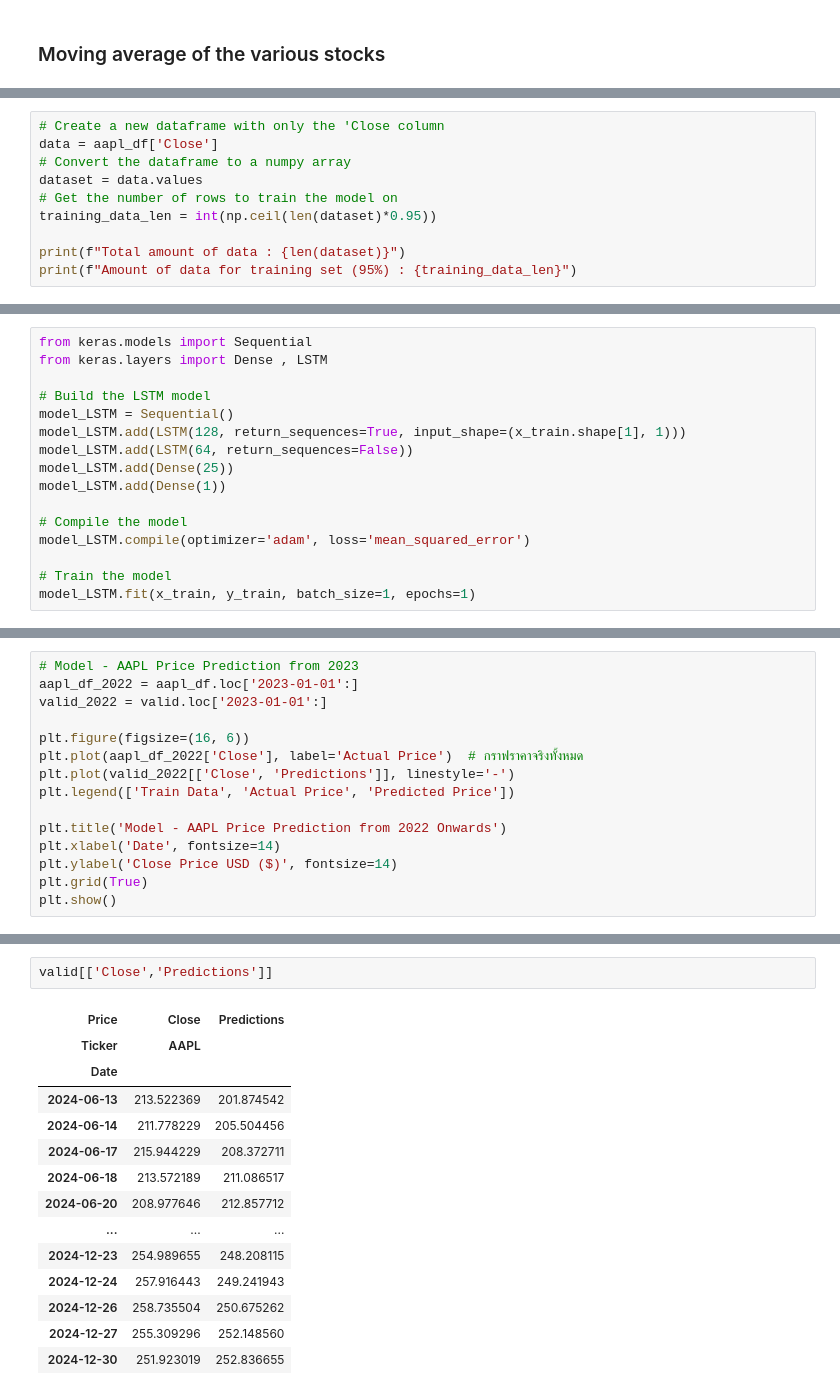
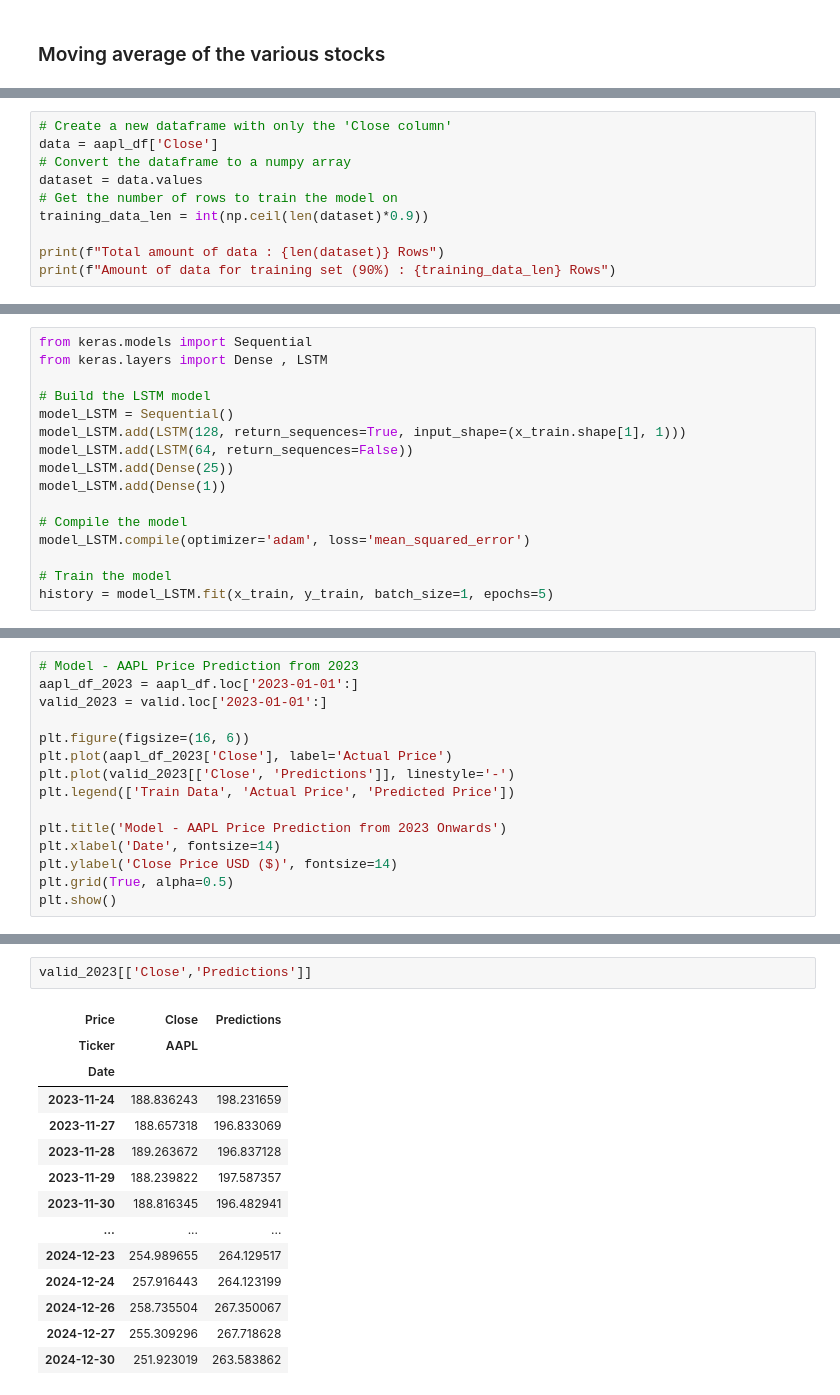
Before and after one commit to Ittiphon17/Portfolio-Theory-Analysis-MAG-7, a Jupyter notebook: Model Training (LSTM).ipynb, the cells around one changed output, grey strips where cells are left out. Cells and saved outputs as stored; diff of their text form.

```diff
--- a/Model Training (LSTM).ipynb
+++ b/Model Training (LSTM).ipynb
@@ -156,11 +170,11 @@ plt.show()
 # %%
-# Create a new dataframe with only the 'Close column
+# Create a new dataframe with only the 'Close column'
 data = aapl_df['Close']
 # Convert the dataframe to a numpy array
 dataset = data.values
 # Get the number of rows to train the model on
-training_data_len = int(np.ceil(len(dataset)*0.95))
+training_data_len = int(np.ceil(len(dataset)*0.9))
 
-print(f"Total amount of data : {len(dataset)}")
-print(f"Amount of data for training set (95%) : {training_data_len}")
+print(f"Total amount of data : {len(dataset)} Rows")
+print(f"Amount of data for training set (90%) : {training_data_len} Rows")
 # %% [output]
@@ -256,5 +291,5 @@ model_LSTM.add(Dense(1))
 model_LSTM.compile(optimizer='adam', loss='mean_squared_error')
 
 # Train the model
-model_LSTM.fit(x_train, y_train, batch_size=1, epochs=1)
+history = model_LSTM.fit(x_train, y_train, batch_size=1, epochs=5)
 # %% [output]
@@ -307,16 +371,16 @@ plt.show()
 # %%
 # Model - AAPL Price Prediction from 2023
-aapl_df_2022 = aapl_df.loc['2023-01-01':]
-valid_2022 = valid.loc['2023-01-01':]
+aapl_df_2023 = aapl_df.loc['2023-01-01':]
+valid_2023 = valid.loc['2023-01-01':]
 
 plt.figure(figsize=(16, 6))
-plt.plot(aapl_df_2022['Close'], label='Actual Price')  # กราฟราคาจริงทั้งหมด
-plt.plot(valid_2022[['Close', 'Predictions']], linestyle='-')
+plt.plot(aapl_df_2023['Close'], label='Actual Price')
+plt.plot(valid_2023[['Close', 'Predictions']], linestyle='-')
 plt.legend(['Train Data', 'Actual Price', 'Predicted Price'])
 
-plt.title('Model - AAPL Price Prediction from 2022 Onwards')
+plt.title('Model - AAPL Price Prediction from 2023 Onwards')
 plt.xlabel('Date', fontsize=14)
 plt.ylabel('Close Price USD ($)', fontsize=14)
-plt.grid(True)
+plt.grid(True, alpha=0.5)
 plt.show()
 # %% [output]
@@ -324,17 +388,17 @@ plt.show()
 # %%
-valid[['Close','Predictions']]
+valid_2023[['Close','Predictions']]
 # %% [output]
 | Price | Close | Predictions |
 | Ticker | AAPL |  |
 | Date |  |  |
-| 2024-06-13 | 213.522369 | 201.874542 |
-| 2024-06-14 | 211.778229 | 205.504456 |
-| 2024-06-17 | 215.944229 | 208.372711 |
-| 2024-06-18 | 213.572189 | 211.086517 |
-| 2024-06-20 | 208.977646 | 212.857712 |
+| 2023-11-24 | 188.836243 | 198.231659 |
+| 2023-11-27 | 188.657318 | 196.833069 |
+| 2023-11-28 | 189.263672 | 196.837128 |
+| 2023-11-29 | 188.239822 | 197.587357 |
+| 2023-11-30 | 188.816345 | 196.482941 |
 | ... | ... | ... |
-| 2024-12-23 | 254.989655 | 248.208115 |
-| 2024-12-24 | 257.916443 | 249.241943 |
-| 2024-12-26 | 258.735504 | 250.675262 |
-| 2024-12-27 | 255.309296 | 252.148560 |
-| 2024-12-30 | 251.923019 | 252.836655 |
+| 2024-12-23 | 254.989655 | 264.129517 |
+| 2024-12-24 | 257.916443 | 264.123199 |
+| 2024-12-26 | 258.735504 | 267.350067 |
+| 2024-12-27 | 255.309296 | 267.718628 |
+| 2024-12-30 | 251.923019 | 263.583862 |
```
Also changed, not shown: parts of 32 cells of this notebook.
